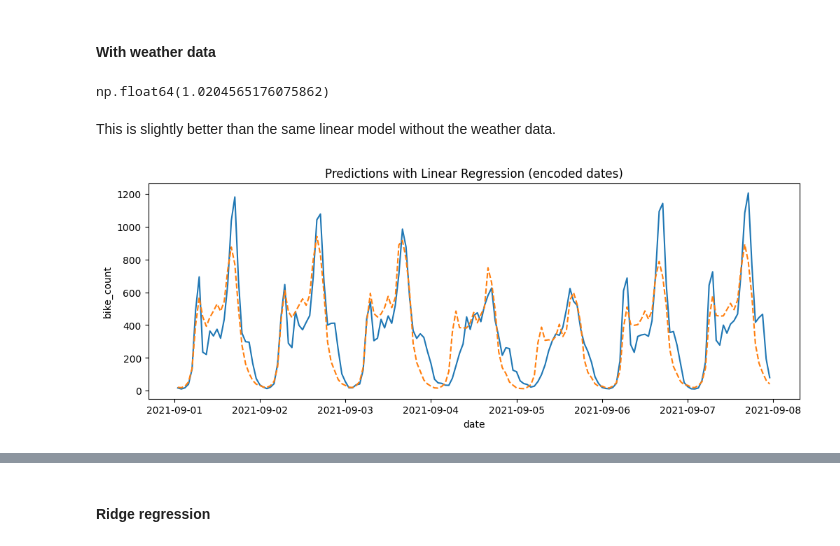
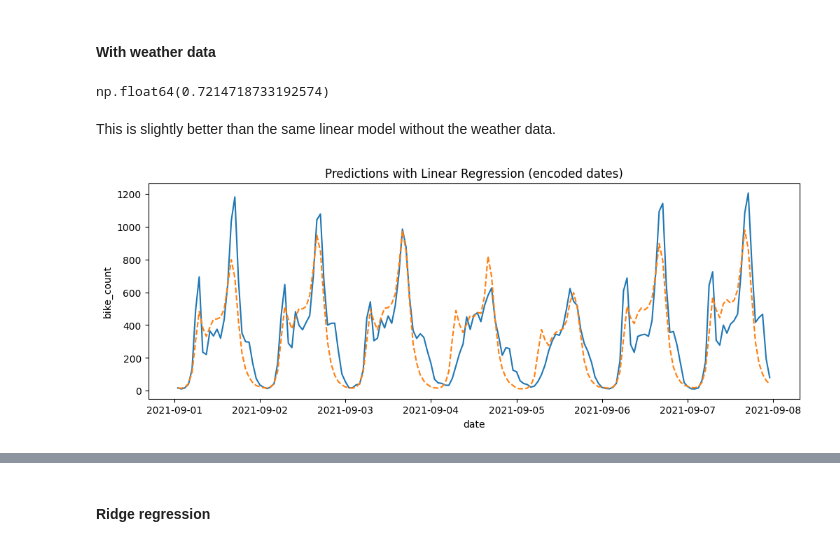
Before and after one commit to AuggyN/bike_counters, a Jupyter notebook: scripts/models.ipynb, the cells around one changed output, grey strips where cells are left out. Cells and saved outputs as stored; diff of their text form; code cells hidden in the pictures.

Commit message:
Corrected score computing, defined optuna trial fir RandomForest hyperparameter tuning

```diff
--- a/scripts/models.ipynb
+++ b/scripts/models.ipynb
@@ -157,3 +162,21 @@ categorical_imputer = SimpleImputer(strategy="most_frequent")
+# %%
+interesting_columns = ["date", "U", "FF", "RR1", "T"]
+
+simplified_weather = weather[interesting_columns]
+
+numerical_weather_columns = ["U", "FF", "RR1", "T"]
+# %%
+grouped_simplified_weather = simplified_weather.groupby("date").mean()
+
+X_with_weather = (
+    pd.merge(X, grouped_simplified_weather, how="left", on="date")
+    .set_index(X.index)
+    .dropna(axis=0, how="any")
+)
+
+y_with_weather = y.loc[X_with_weather.index]
+# %%
+X_with_weather_train, y_with_weather_train, X_with_weather_valid, y_with_weather_valid = train_test_split_temporal(X_with_weather, y_with_weather)
 # %% [markdown]
 ## Models
 # %% [markdown]
@@ -324,11 +349,10 @@ from sklearn.linear_model import LinearRegression
 preprocessor = ColumnTransformer(
     [
         ("date", OneHotEncoder(handle_unknown="ignore"), date_cols),
-        ("weather numerical", numerical_imputer, numerical_weather_columns),
-        ("weather categorical", categorical_imputer, categorical_weather_columns),
-        ("categorical", OneHotEncoder(handle_unknown="ignore"), categorical_columns + categorical_weather_columns),
-
-    ]
+        ("weather numerical", StandardScaler(), numerical_weather_columns),
+        ("categorical", OneHotEncoder(handle_unknown="ignore"), categorical_columns),
+    ],
+    remainder="passthrough"
 )
 
 pipeline = Pipeline(
@@ -341,36 +365,36 @@ pipeline = Pipeline(
     ]
 )
 
-compute_rmse(pipeline, X_with_weather)
+compute_score(pipeline, X_with_weather_train, X_with_weather_valid, y_with_weather_train, y_with_weather_valid)
 # %% [output]
-np.float64(1.0204565176075862)
+np.float64(0.7214718733192574)
 # %% [markdown]
 This is slightly better than the same linear model without the weather data.
 # %%
-advanced_linear_regressor_with_weather = pipeline.fit(X_with_weather, y)
+advanced_linear_regressor_with_weather = pipeline.fit(X_with_weather_train, y_with_weather_train)
 
 vis_mask = (
     (X_with_weather["counter_name"] == "Totem 73 boulevard de Sébastopol S-N")
     & (X_with_weather["date"] > pd.to_datetime("2021/09/01"))
     & (X_with_weather["date"] < pd.to_datetime("2021/09/08"))
 )
 
-df_vis = X_with_weather[vis_mask].copy()
-y_vis = y[vis_mask]
+df_vis = X_with_weather_valid[vis_mask].copy()
+y_vis = y_with_weather_valid[vis_mask]
 
 df_vis["bike_count"] = np.exp(y_vis) - 1
-df_vis["bike_count (predicted)"] = np.exp(advanced_linear_regressor_with_weather.predict(X_with_weather[vis_mask])) - 1
+df_vis["bike_count (predicted)"] = np.exp(advanced_linear_regressor_with_weather.predict(df_vis)) - 1
 
 fig, ax = plt.subplots(figsize=(12, 4))
 
 sns.lineplot(df_vis, x="date", y="bike_count", ax=ax)
 sns.lineplot(df_vis, x="date", y="bike_count (predicted)", ax=ax, ls="--")
 ax.set_title("Predictions with Linear Regression (encoded dates)")
 ax.set_ylabel("bike_count")
 
 plt.show()
 # %% [output]
-[figure, old version]
+[figure, new version]
 # %%
 df_vis = X_with_weather.copy()
 df_vis["bike_count"] = np.exp(y) - 1
```
Also changed, not shown: parts of 26 cells of this notebook, 1 other file.
